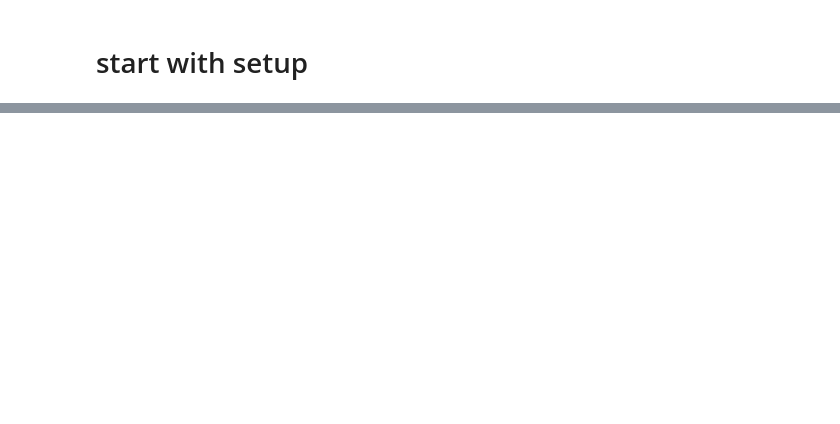
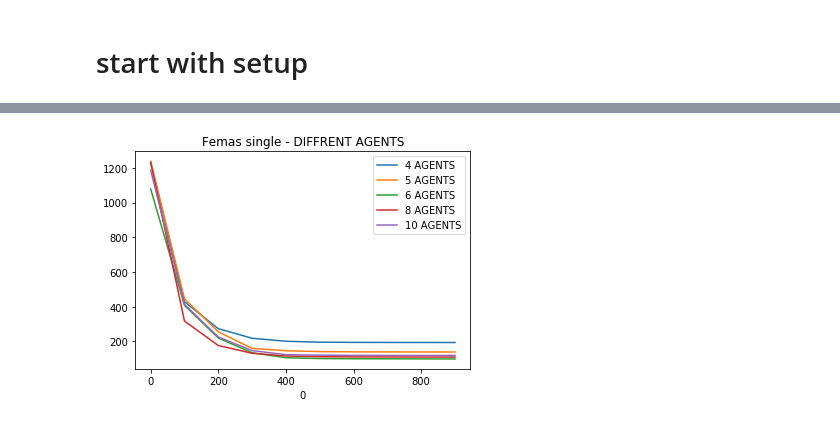
Before and after one commit to hAckdamDys/pyage, a Jupyter notebook: start_notebook.ipynb, the cells around one changed output, grey strips where cells are left out. Saved outputs shown, nothing was run; the diff lists cells and outputs as text; code cells hidden in the pictures; blank space fills up the shorter version.

```diff
--- a/start_notebook.ipynb
+++ b/start_notebook.ipynb
@@ -29,0 +90,6 @@ INFO:pyage.core.workplace:=========STEP 10=============
+# %%
+ax=plt.gca(title="Femas single - DIFFRENT AGENTS")
+for plt_data in plot_datas:
+    plt_data.plot(ax=ax)
+# %% [output]
+[figure, added]
```
Also changed, not shown: parts of 21 cells of this notebook.
